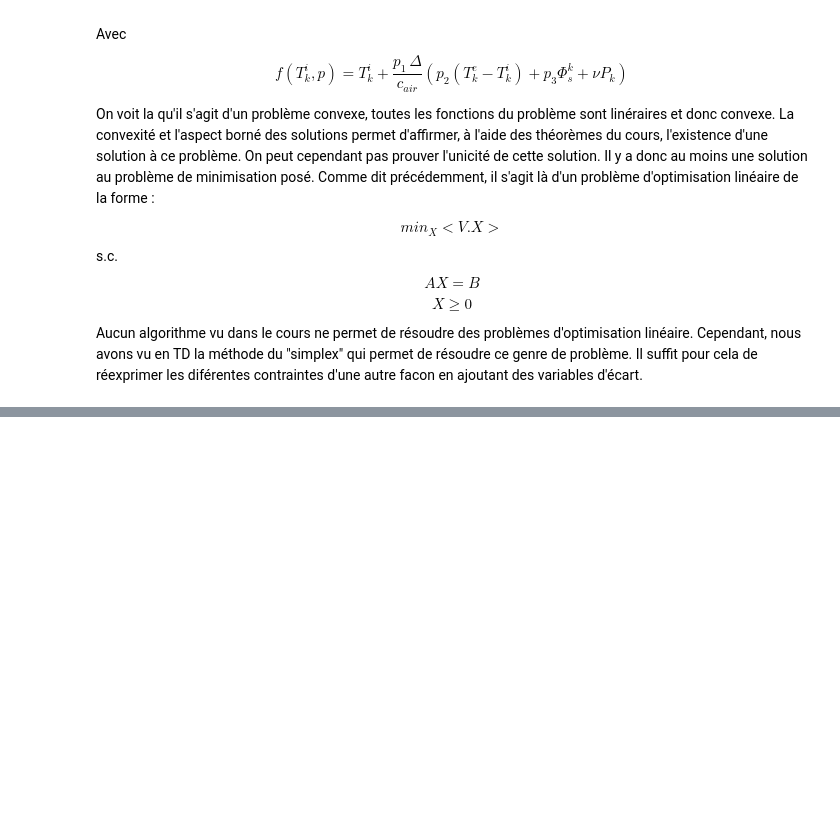
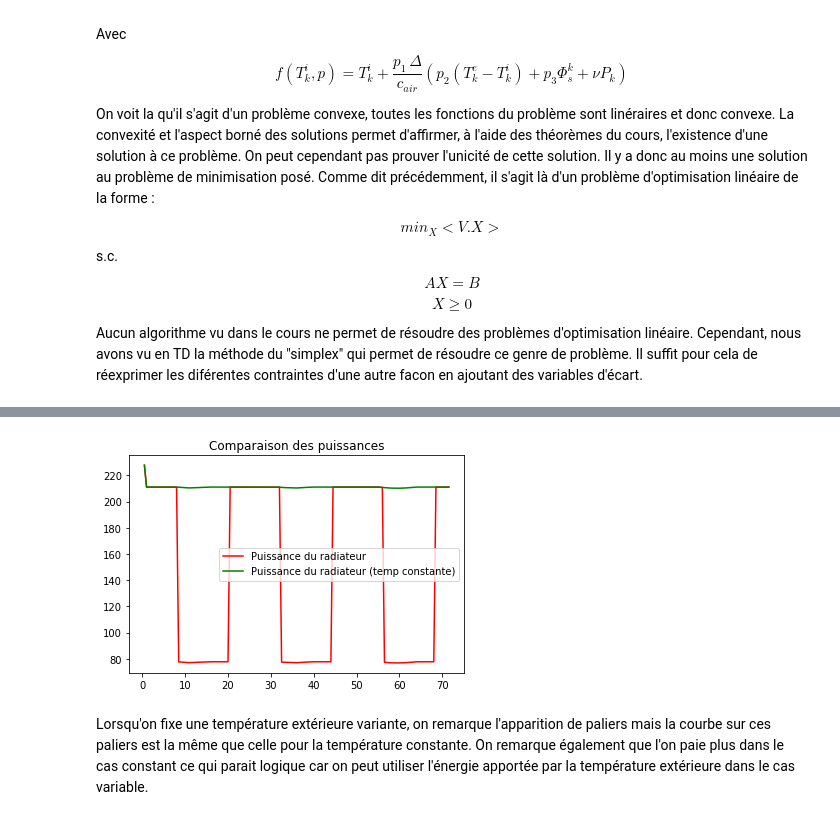
Before and after one commit to paplessix/proj_opti_S2, a Jupyter notebook: Projet Optim.ipynb, the cells around one changed output, grey strips where cells are left out. Cells and saved outputs as stored; diff of their text form; code cells hidden in the pictures; blank space fills up the shorter version.

```diff
--- a/Projet Optim.ipynb
+++ b/Projet Optim.ipynb
@@ -144,0 +223,12 @@ optimize.linprog(C, A_ub=None, b_ub=None, A_eq=A, b_eq=B, bounds=bounds, method=
+# %%
+fig, ax1 = plt.subplots()
+ax1.plot(heure[0:n],P2[0:n], label = "Puissance du radiateur " ,color = "red")
+#ax1.plot(heure,T,label = 'Modèle')
+ax1.plot(heure[0:n],P1[0:n], label = "Puissance du radiateur (temp constante)",color="green")
+ax1.legend()
+plt.title('Comparaison des puissances')
+plt.show()
+# %% [output]
+[figure, added]
+# %% [markdown]
+Lorsqu'on fixe une température extérieure variante, on remarque l'apparition de paliers mais la courbe sur ces paliers est la même que celle pour la température constante. On remarque également que l'on paie plus dans le cas constant ce qui parait logique car on peut utiliser l'énergie apportée par la température extérieure dans le cas variable.
```
Also changed, not shown: parts of 9 cells of this notebook.
